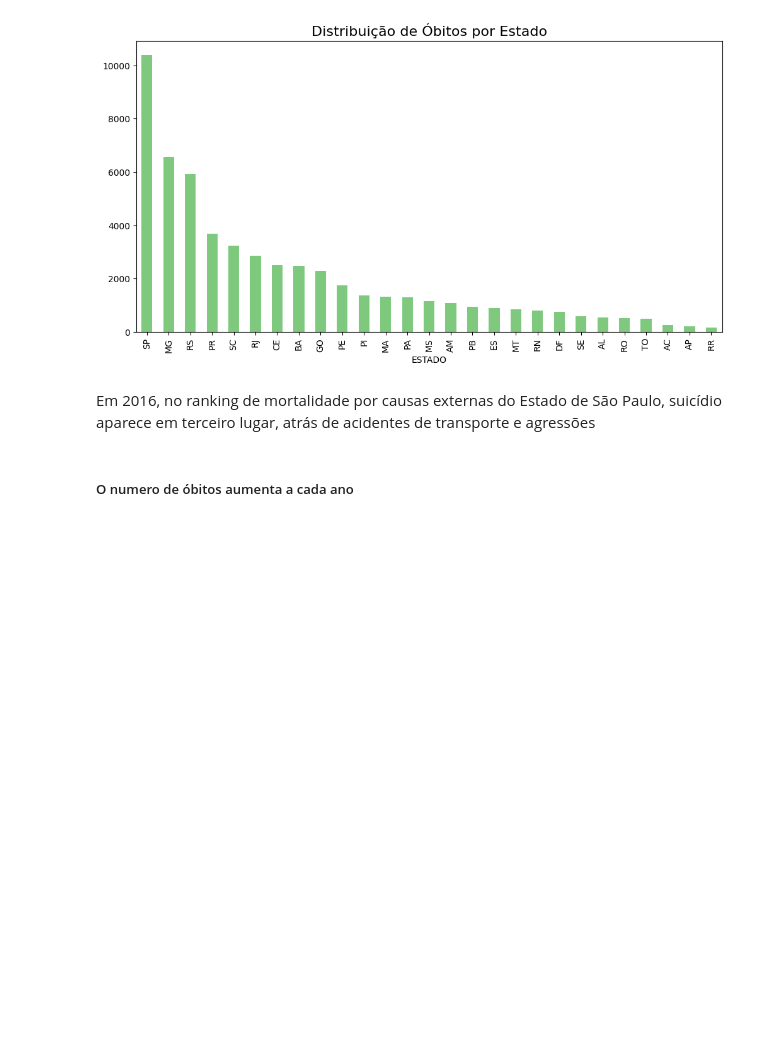
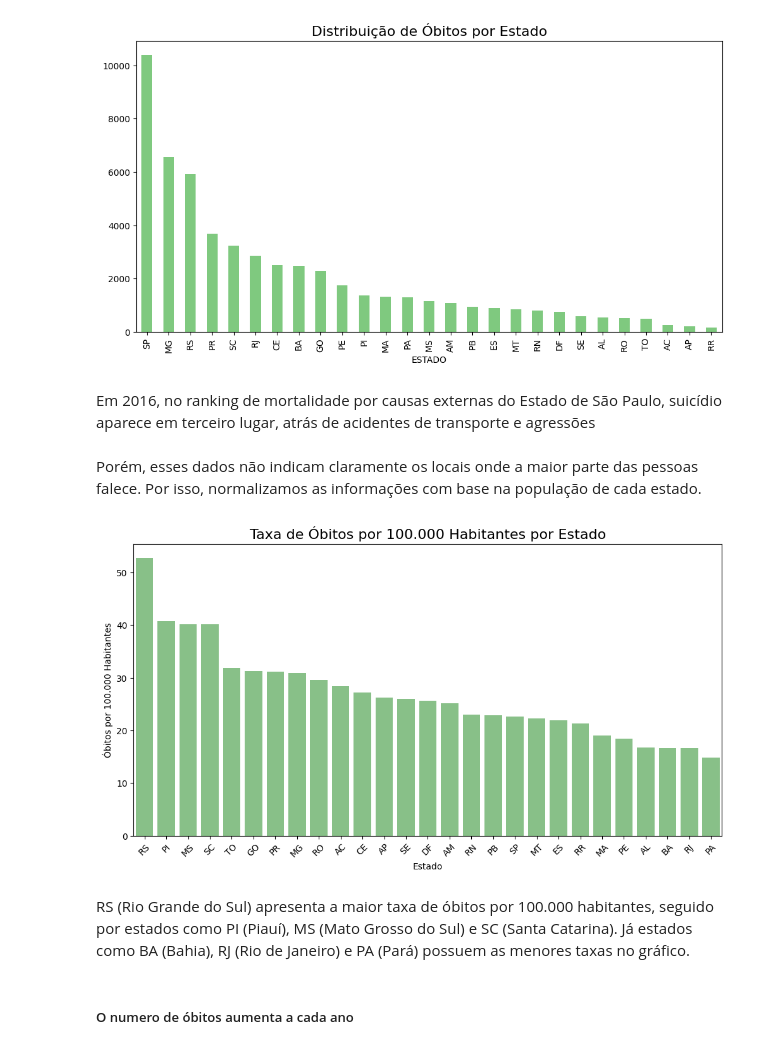
Before and after one commit to vitor1209/AnalisaAI, a Jupyter notebook: SaudeJovem/AnalisaAi_SUICIDIOS.ipynb, the cells around one changed output. Cells and saved outputs as stored; diff of their text form; code cells hidden in the pictures; blank space fills up the shorter version.

```diff
--- a/SaudeJovem/AnalisaAi_SUICIDIOS.ipynb
+++ b/SaudeJovem/AnalisaAi_SUICIDIOS.ipynb
@@ -26,0 +40,20 @@ bd
+# %%
+# Opção 1: Carregar a base de dados online
+# Usamos o método pd.read_csv() diretamente com o link do GitHub, onde a base está hospedada.
+# O parâmetro 'encoding="latin1"' é usado porque os dados possuem caracteres especiais no português (como acentos).
+bd = pd.read_csv(
+    'https://github.com/ProfAndersonVanin/analisa_ai/raw/refs/heads/main/datasus_suicidio.csv',
+    encoding='latin1'
+)
+# Exibindo linhas da base
+bd
+
+# Opção 2: Carregar a base de dados localmente
+# Se você baixou o arquivo 'datasus_suicidio.csv' e o salvou na mesma pasta do seu script, use esta abordagem.
+# informe o nome do arquivo como argumento no pd.read_csv().
+# O mesmo parâmetro 'encoding="latin1"' é usado para evitar problemas com caracteres.
+
+# bd = pd.read_csv('datasus_suicidio.csv', encoding='latin1')
+
+# # Exibindo linhas da base
+# bd
@@ -504,6 +551,50 @@ plt.show()
 [figure]
 # %% [markdown]
 Em 2016, no ranking de mortalidade por causas externas do Estado de São Paulo, suicídio aparece em terceiro lugar, atrás de acidentes de transporte e agressões
+# %% [markdown]
+Porém, esses dados não indicam claramente os locais onde a maior parte das pessoas falece. Por isso, normalizamos as informações com base na população de cada estado.
+# %%
+# Dicionário com as populações
+populacao_estados = {
+    "SP": 45973190, "MG": 21322692, "RJ": 17219679, "BA": 14850513,
+    "PR": 11824665, "RS": 11229915, "PE": 9539029, "CE": 9233656,
+    "PA": 8664306, "SC": 8058447, "GO": 7350483, "MA": 7010960,
+    "AM": 4281209, "PB": 4145040, "ES": 4102129, "MT": 3836399,
+    "RN": 3446071, "PI": 3375646, "AL": 3220104, "DF": 2982815,
+    "MS": 2901895, "SE": 2291077, "RO": 1746227, "TO": 1577342,
+    "AC": 880631, "AP": 802837, "RR": 716793
+}
+
+# Convertendo o dicionário em um DataFrame
+populacao_df = pd.DataFrame(list(populacao_estados.items()), columns=["Estado", "Populacao"])
+
+# Contando os óbitos por estado
+obitos_por_estado = bd3['ESTADO'].value_counts().reset_index()
+obitos_por_estado.columns = ['Estado', 'Total_Obitos']
+
+# Combinando óbitos com a população
+dados = pd.merge(obitos_por_estado, populacao_df, on="Estado")
+
+# Calculando a taxa por 100.000 habitantes
+dados['Taxa_por_100k'] = (dados['Total_Obitos'] / dados['Populacao']) * 100000
+
+# Ordenando os dados para visualização
+dados = dados.sort_values('Taxa_por_100k', ascending=False)
+
+# Visualizando a distribuição
+sns.set_palette('Accent')
+plt.figure(figsize=(12, 6))
+sns.barplot(data=dados, x='Estado', y='Taxa_por_100k')
+plt.title('Taxa de Óbitos por 100.000 Habitantes por Estado', fontsize=16)
+plt.ylabel('Óbitos por 100.000 Habitantes')
+plt.xlabel('Estado')
+plt.xticks(rotation=45)
+plt.show()
+# %% [output]
+[figure, added]
+# %% [markdown]
+RS (Rio Grande do Sul) apresenta a maior taxa de óbitos por 100.000 habitantes, seguido por estados como PI (Piauí), MS (Mato Grosso do Sul) e SC (Santa Catarina).
+Já estados como BA (Bahia), RJ (Rio de Janeiro) e PA (Pará) possuem as menores taxas no gráfico.
 # %% [markdown]
 ##### O numero de óbitos aumenta a cada ano
 # %%
```
Also changed, not shown: parts of 11 cells of this notebook, 1 other file.
